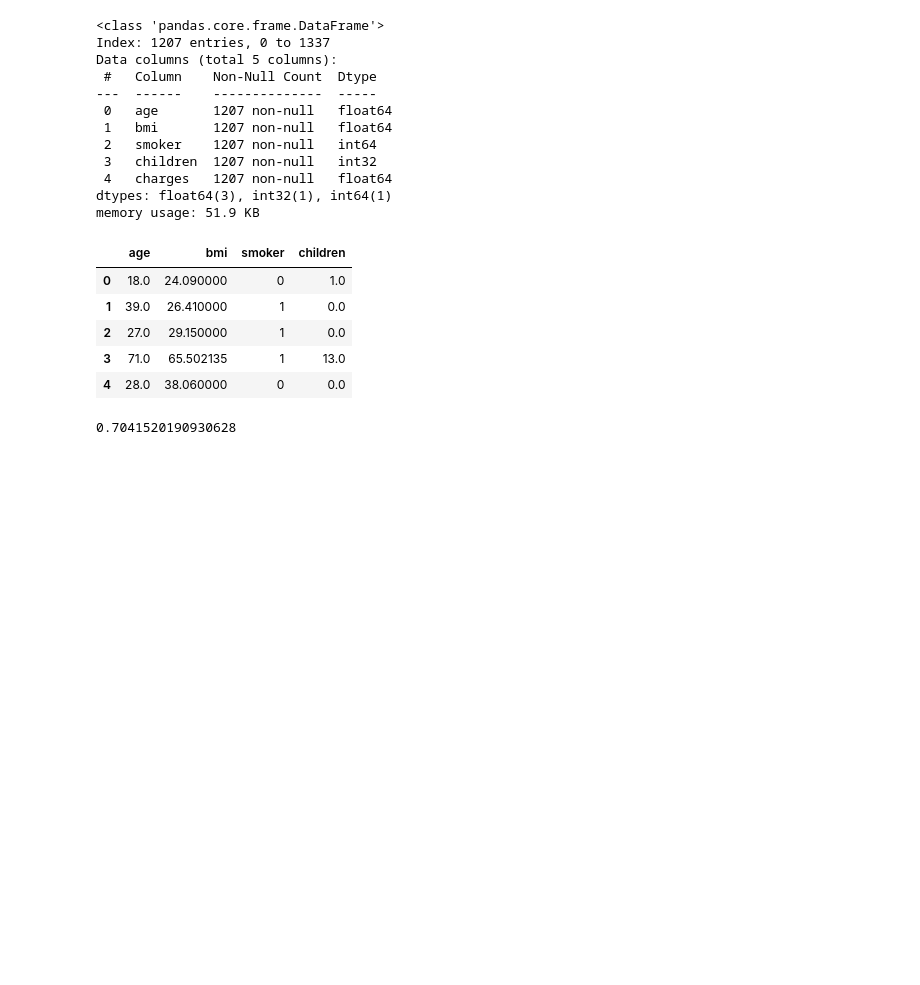
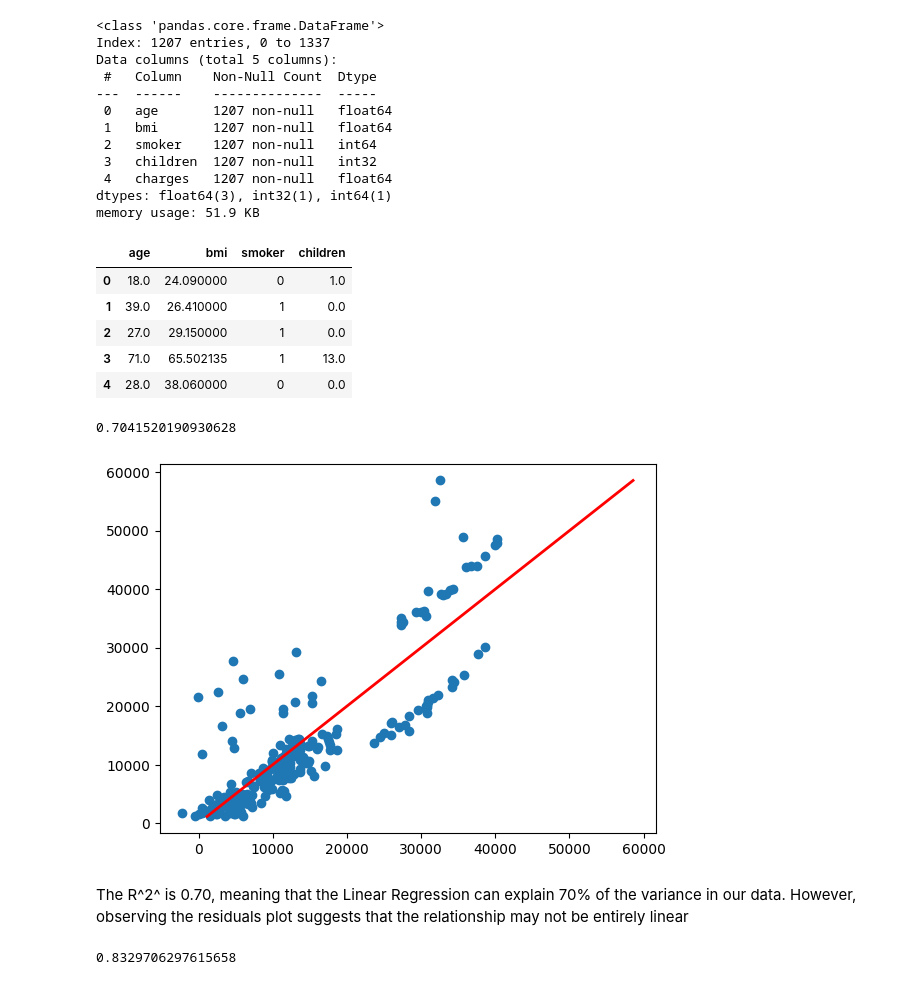
Before and after one commit to ana-lsm/data-science, a Jupyter notebook: lr-healthcare-costs/linear-model.ipynb, the cells around one changed output. Saved outputs shown, nothing was run; the diff lists cells and outputs as text; code cells hidden in the pictures; blank space fills up the shorter version.

```diff
--- a/lr-healthcare-costs/linear-model.ipynb
+++ b/lr-healthcare-costs/linear-model.ipynb
@@ -232,3 +232,33 @@ r2_score = r2_score(y_test, y_pred)
 r2_score
 # %% [output]
 0.7041520190930628
+# %%
+plt.scatter(y_pred, y_test)
+plt.plot([min(y_test), max(y_test)], [min(y_test), max(y_test)], color='red', linewidth=2)
+plt.show()
+# %% [output]
+[figure, added]
+# %% [markdown]
+The R^2^ is 0.70, meaning that the Linear Regression can explain 70% of the variance in our data.  However, observing the residuals plot suggests that the relationship may not be entirely linear
+# %%
+## implementing the polynomial model
+
+from sklearn.preprocessing import PolynomialFeatures
+
+
+## transform the features to polynomial features
+degree = 2
+poly = PolynomialFeatures(degree=degree)
+X_train_poly = poly.fit_transform(X_train)
+X_test_poly = poly.transform(X_test)
+
+## train the model on the polynomial features
+model.fit(X_train_poly,y_train)
+
+y_pred_poly = model.predict(X_test_poly)
+
+r2_score_poly = model.score(X_test_poly, y_test)
+
+r2_score_poly
+# %% [output]
+0.8329706297615658
```
Also changed, not shown: parts of 5 cells of this notebook.
